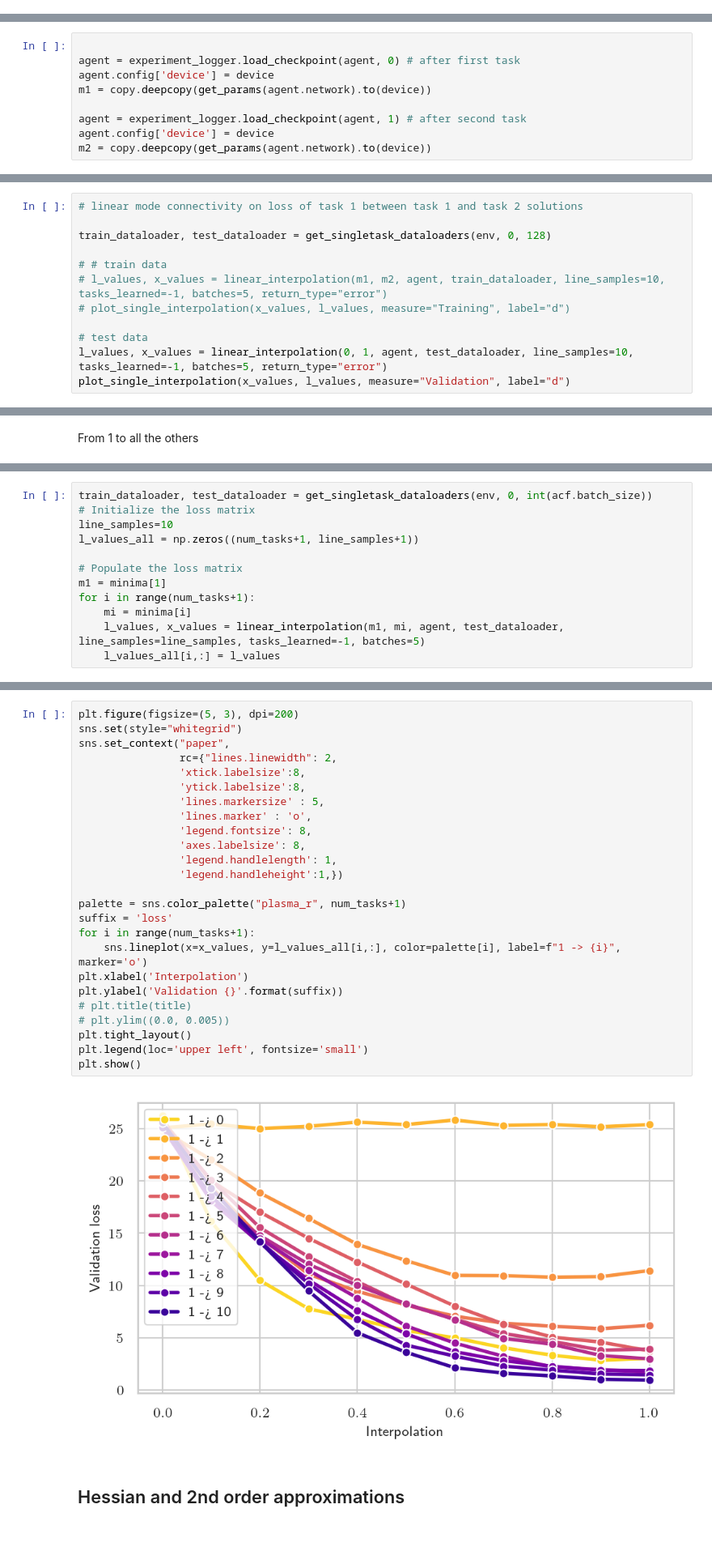
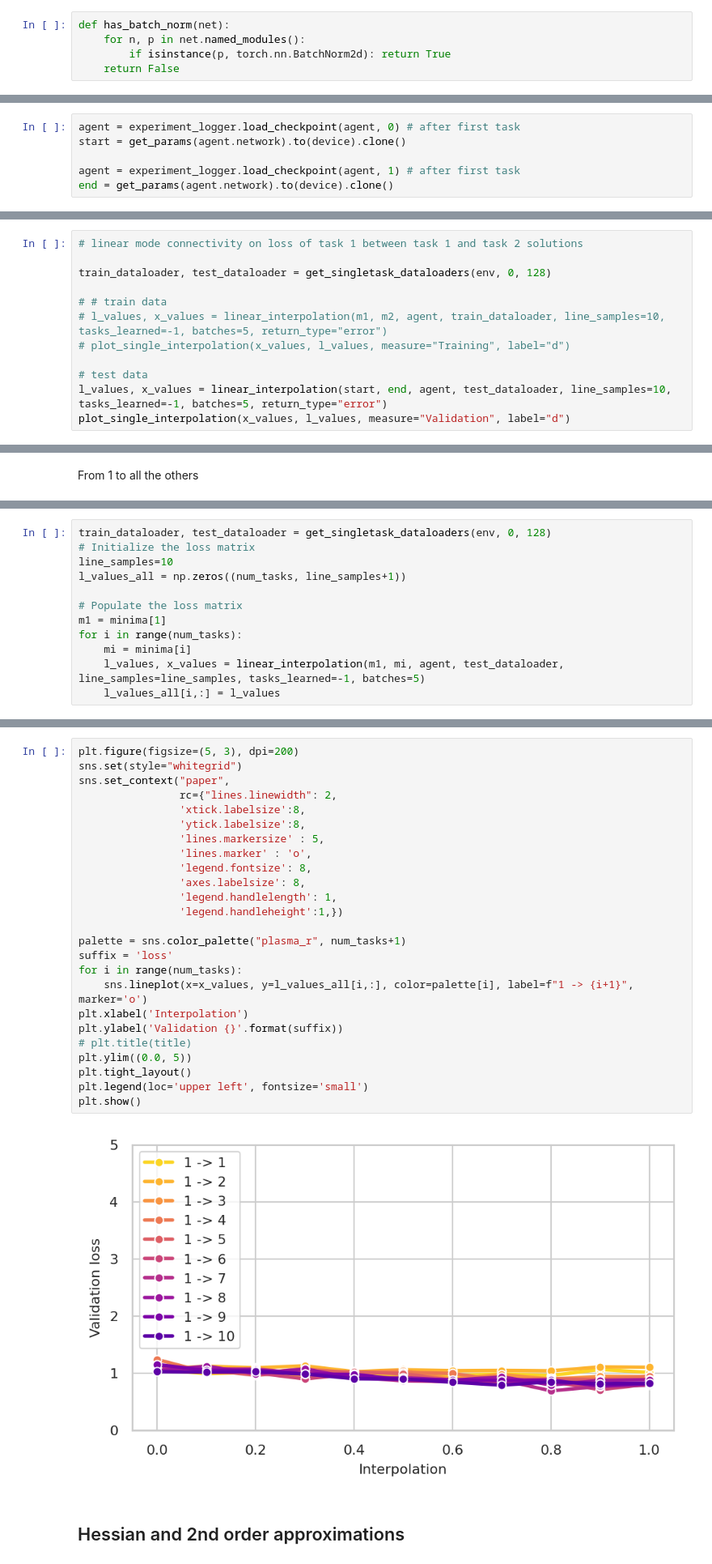
Before and after one commit to GiuliaLanzillotta/bytebybyte, a Jupyter notebook: results.ipynb, the cells around one changed output, grey strips where cells are left out. Shown at 81% size. Cells and saved outputs as stored; diff of their text form; blank space fills up the shorter version.

```diff
--- a/results.ipynb
+++ b/results.ipynb
@@ -440 +450,6 @@ array([0. , 0.1, 0.2, 0.3, 0.4, 0.5, 0.6, 0.7, 0.8, 0.9, 1. ])
+# %%
+def has_batch_norm(net):
+    for n, p in net.named_modules():
+        if isinstance(p, torch.nn.BatchNorm2d): return True
+    return False
 # %%
@@ -501,11 +500,8 @@ import copy
 # %%
+agent = experiment_logger.load_checkpoint(agent, 0) # after first task
+start = get_params(agent.network).to(device).clone()
 
-agent = experiment_logger.load_checkpoint(agent, 0) # after first task
-agent.config['device'] = device
-m1 = copy.deepcopy(get_params(agent.network).to(device))
-
-agent = experiment_logger.load_checkpoint(agent, 1) # after second task
-agent.config['device'] = device
-m2 = copy.deepcopy(get_params(agent.network).to(device))
+agent = experiment_logger.load_checkpoint(agent, 1) # after first task
+end = get_params(agent.network).to(device).clone()
 # %% [output]
 INFO:root:Loading model checkpoint from ./experiments/split-c100-classes-10_resnet18_base_multihead-exp1-20250314_121833//checkpoints/exp1-t0-s1000.pth
@@ -522,6 +518,6 @@ train_dataloader, test_dataloader = get_singletask_dataloaders(env, 0, 128)
 # plot_single_interpolation(x_values, l_values, measure="Training", label="d")
 
 # test data
-l_values, x_values = linear_interpolation(0, 1, agent, test_dataloader, line_samples=10, tasks_learned=-1, batches=5, return_type="error")
+l_values, x_values = linear_interpolation(start, end, agent, test_dataloader, line_samples=10, tasks_learned=-1, batches=5, return_type="error")
 plot_single_interpolation(x_values, l_values, measure="Validation", label="d")
 # %% [output]
@@ -564,12 +552,12 @@ INFO:root:Loading model checkpoint from ./experiments/split-c100-classes-10_resn
 # %%
-train_dataloader, test_dataloader = get_singletask_dataloaders(env, 0, int(acf.batch_size))
+train_dataloader, test_dataloader = get_singletask_dataloaders(env, 0, 128)
 # Initialize the loss matrix
 line_samples=10
-l_values_all = np.zeros((num_tasks+1, line_samples+1))
+l_values_all = np.zeros((num_tasks, line_samples+1))
 
 # Populate the loss matrix
 m1 = minima[1]
-for i in range(num_tasks+1):
+for i in range(num_tasks):
     mi = minima[i]
     l_values, x_values = linear_interpolation(m1, mi, agent, test_dataloader, line_samples=line_samples, tasks_learned=-1, batches=5)
     l_values_all[i,:] = l_values
@@ -576,29 +575,29 @@ for i in range(num_tasks+1):
 # %%
 plt.figure(figsize=(5, 3), dpi=200)
 sns.set(style="whitegrid")
 sns.set_context("paper",
                 rc={"lines.linewidth": 2,
                 'xtick.labelsize':8,
                 'ytick.labelsize':8,
                 'lines.markersize' : 5,
                 'lines.marker' : 'o',
                 'legend.fontsize': 8,
                 'axes.labelsize': 8,
                 'legend.handlelength': 1,
                 'legend.handleheight':1,})
 
 palette = sns.color_palette("plasma_r", num_tasks+1)
 suffix = 'loss'
-for i in range(num_tasks+1):
-    sns.lineplot(x=x_values, y=l_values_all[i,:], color=palette[i], label=f"1 -> {i}", marker='o')
+for i in range(num_tasks):
+    sns.lineplot(x=x_values, y=l_values_all[i,:], color=palette[i], label=f"1 -> {i+1}", marker='o')
 plt.xlabel('Interpolation')
 plt.ylabel('Validation {}'.format(suffix))
 # plt.title(title)
-# plt.ylim((0.0, 0.005))
+plt.ylim((0.0, 5))
 plt.tight_layout()
 plt.legend(loc='upper left', fontsize='small')
 plt.show()
 # %% [output]
-[figure, old version]
+[figure, new version]
 # %% [markdown]
 ## Hessian and 2nd order approximations
```
Also changed, not shown: parts of 17 cells of this notebook, 3 other files.
